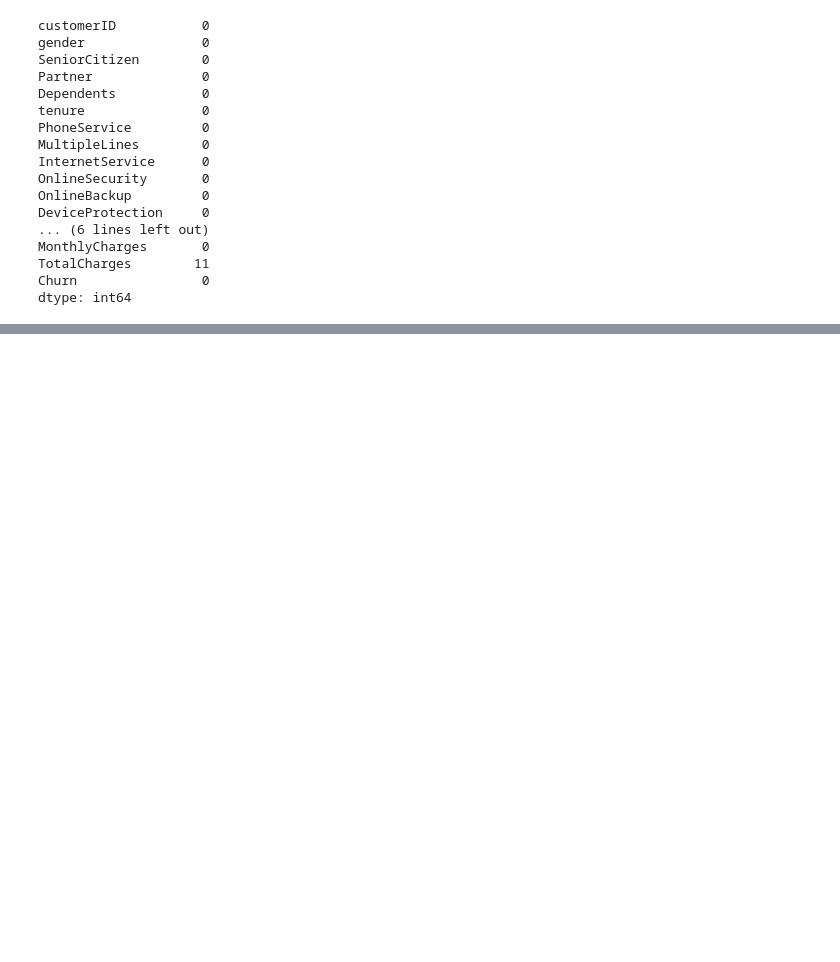
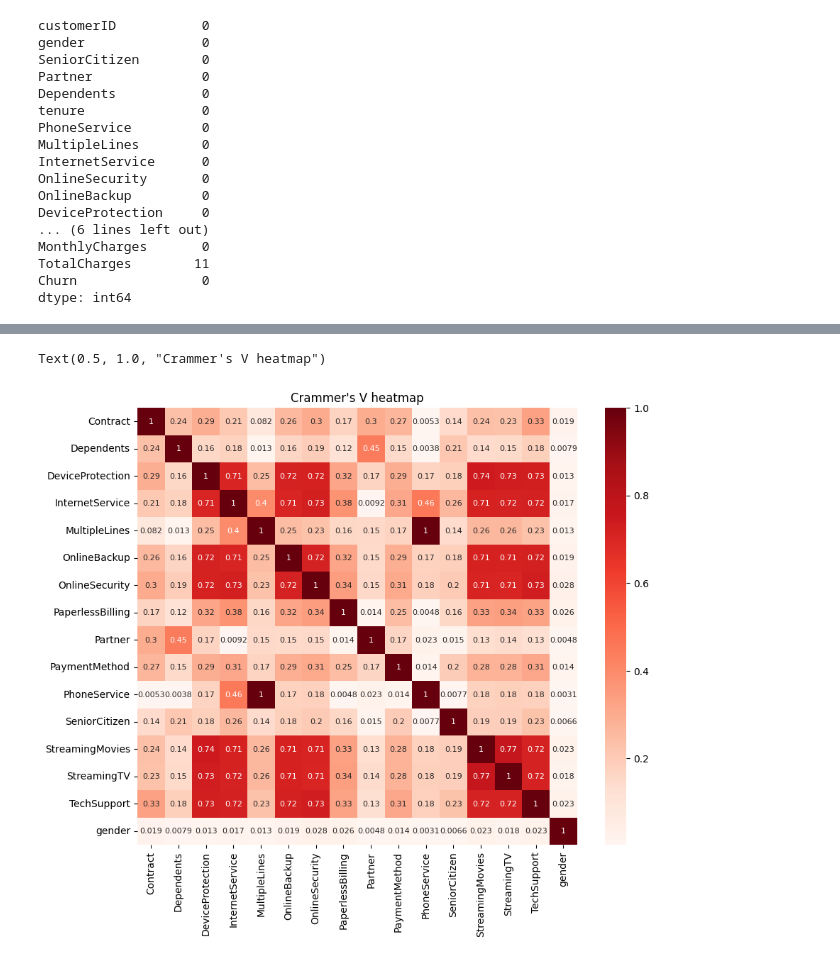
Before and after one commit to Umeshuchai/Telecom_Customer_Churn_prediction, a Jupyter notebook: customerchurnprediction.ipynb, the cells around one changed output, grey strips where cells are left out. Drawn from its saved outputs; the diff is of its cells as text; code cells hidden in the pictures; blank space fills up the shorter version.

```diff
--- a/customerchurnprediction.ipynb
+++ b/customerchurnprediction.ipynb
@@ -236,0 +115,24 @@ Predicted result(Churn) at index 888 : No
+# %%
+from scipy.stats  import chi2_contingency
+def crammers_v(feature1,feature2):
+    table=pd.crosstab(feature1,feature2)
+    chi2=chi2_contingency(table)[0]
+    n=table.to_numpy().sum()
+    r,c=table.shape
+    V=round(np.sqrt(chi2/(n*min(r-1,c-1))),4).item()
+    return V
+# %%
+num_cols=['MonthlyCharges','tenure','TotalCharges']
+cat_cols=sorted(list(set(x_train.columns)-set(num_cols)))
+matrix=pd.DataFrame(np.eye(len(cat_cols)),index=cat_cols,columns=cat_cols)
+
+for i,col1 in enumerate(cat_cols):
+    for col2 in cat_cols[i+1:]:
+        matrix.loc[col1,col2]=crammers_v(x_train[col1],x_train[col2])
+        matrix.loc[col2,col1]=matrix.loc[col1,col2]
+plt.figure(figsize=(10,8))
+cht=sns.heatmap(matrix,annot=True,annot_kws={'size':8},cmap='Reds')
+cht.set_title("Crammer's V heatmap")
+# %% [output]
+Text(0.5, 1.0, "Crammer's V heatmap")
+[figure, added]
```
Also changed, not shown: parts of 39 cells of this notebook, 1 other file.
